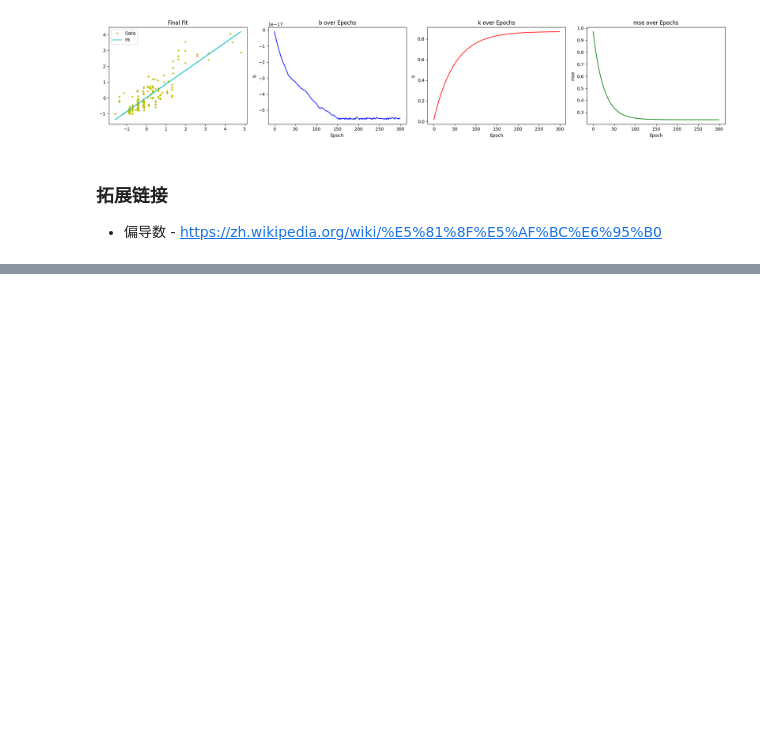
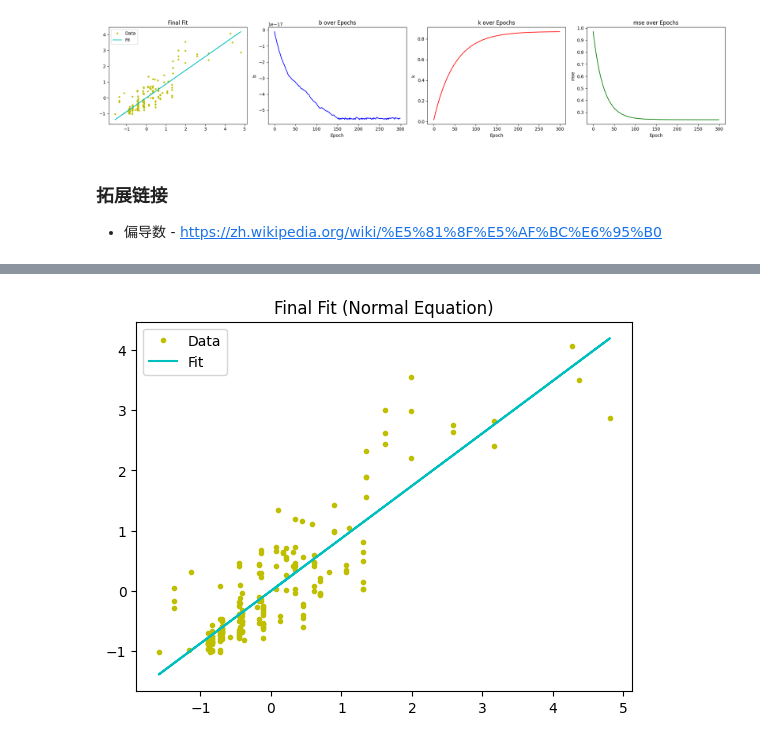
Before and after one commit to caoaolong/llm-teach, a Jupyter notebook: ML/2.一元线性回归.ipynb, the cells around one changed output, grey strips where cells are left out. Drawn from its saved outputs; the diff is of its cells as text; code cells hidden in the pictures; blank space fills up the shorter version.

```diff
--- a/ML/2.一元线性回归.ipynb
+++ b/ML/2.一元线性回归.ipynb
@@ -256,0 +562,28 @@ plt.show()
+# %%
+import numpy as np
+import matplotlib.pyplot as plt
+
+# 标准化数据
+x_mean, x_std = np.mean(x_data), np.std(x_data)
+y_mean, y_std = np.mean(y_data), np.std(y_data)
+x_norm = (x_data - x_mean) / x_std
+y_norm = (y_data - y_mean) / y_std
+
+# 添加偏置项（截距），构建X矩阵
+X = np.c_[np.ones(len(x_norm)), x_norm]  # shape: (n_samples, 2)
+y = y_norm.reshape(-1, 1)                # shape: (n_samples, 1)
+
+# 标准方程解：theta = (X^T X)^(-1) X^T y
+theta = np.linalg.inv(X.T @ X) @ X.T @ y
+
+# 提取参数
+b, k = theta[0, 0], theta[1, 0]
+
+# 绘制拟合图像
+plt.plot(x_norm, y_norm, 'y.', label='Data')
+plt.plot(x_norm, k * x_norm + b, 'c', label='Fit')
+plt.title('Final Fit (Normal Equation)')
+plt.legend()
+plt.show()
+# %% [output]
+[figure, added]
```
Also changed, not shown: parts of 1 cell of this notebook, 1 other file.
